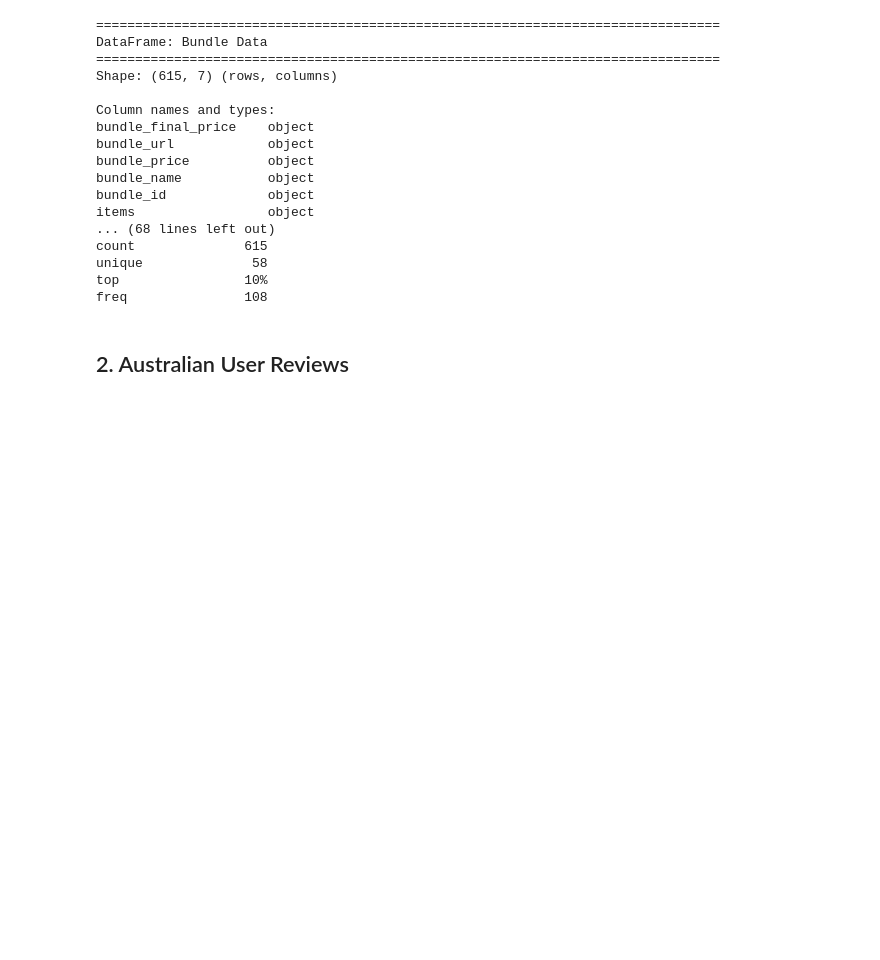
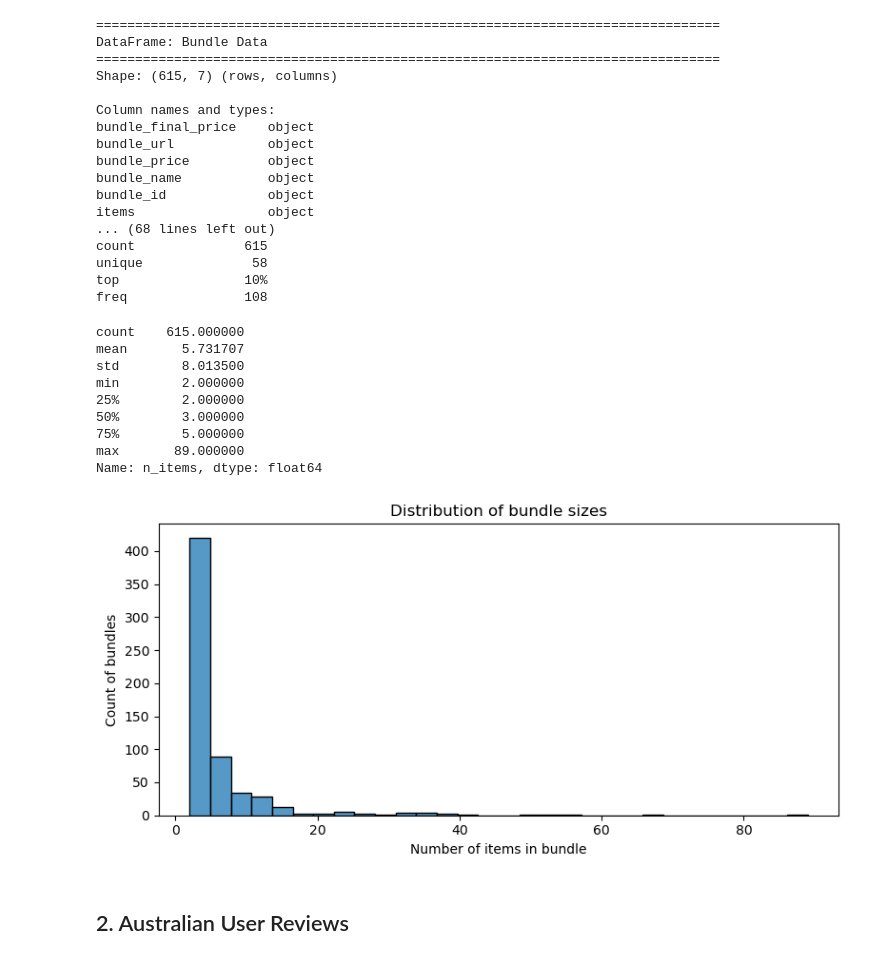
Before and after one commit to vivianc2/CSE258_assignment2, a Jupyter notebook: data_understanding.ipynb, the cells around one changed output. Saved outputs shown, nothing was run; the diff lists cells and outputs as text; code cells hidden in the pictures; blank space fills up the shorter version.

Commit message:
add visualization

```diff
--- a/data_understanding.ipynb
+++ b/data_understanding.ipynb
@@ -198,6 +198,34 @@ count              615
 unique              58
 top                10%
 freq               108
+# %%
+if 'df_bundle' in globals():
+    # Number of items per bundle
+    if 'items' in df_bundle.columns:
+        df_bundle['n_items'] = df_bundle['items'].apply(
+            lambda x: len(x) if isinstance(x, list) else 0
+        )
+
+        print(df_bundle['n_items'].describe())
+
+        plt.figure(figsize=(8, 4))
+        sns.histplot(df_bundle['n_items'], bins=30, kde=False)
+        plt.xlabel("Number of items in bundle")
+        plt.ylabel("Count of bundles")
+        plt.title("Distribution of bundle sizes")
+        plt.tight_layout()
+        plt.show()
+# %% [output]
+count    615.000000
+mean       5.731707
+std        8.013500
+min        2.000000
+25%        2.000000
+50%        3.000000
+75%        5.000000
+max       89.000000
+Name: n_items, dtype: float64
+[figure, added]
 # %% [markdown]
 ## 2. Australian User Reviews
 # %%
```
Also changed, not shown: parts of 11 cells of this notebook.
